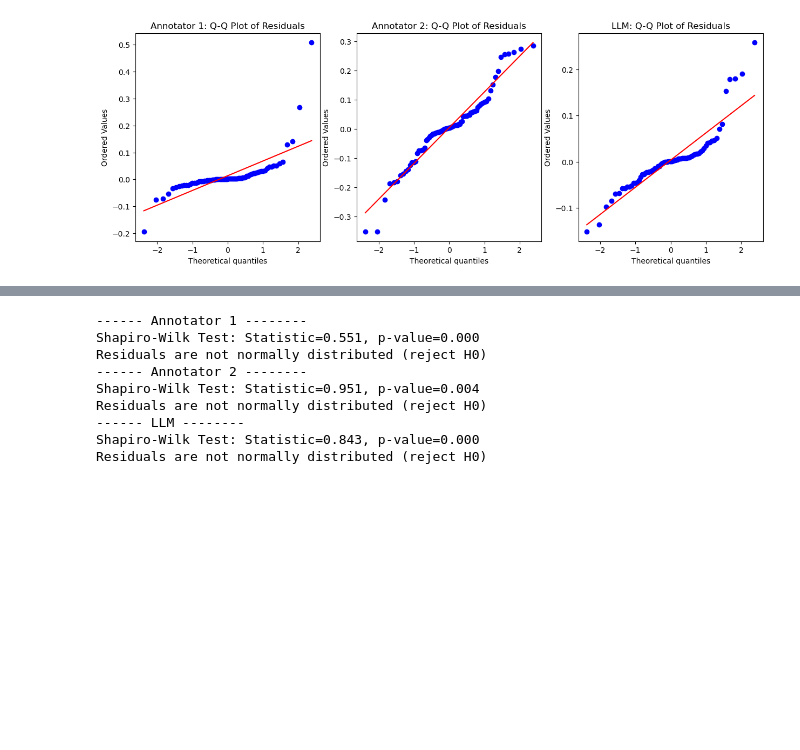
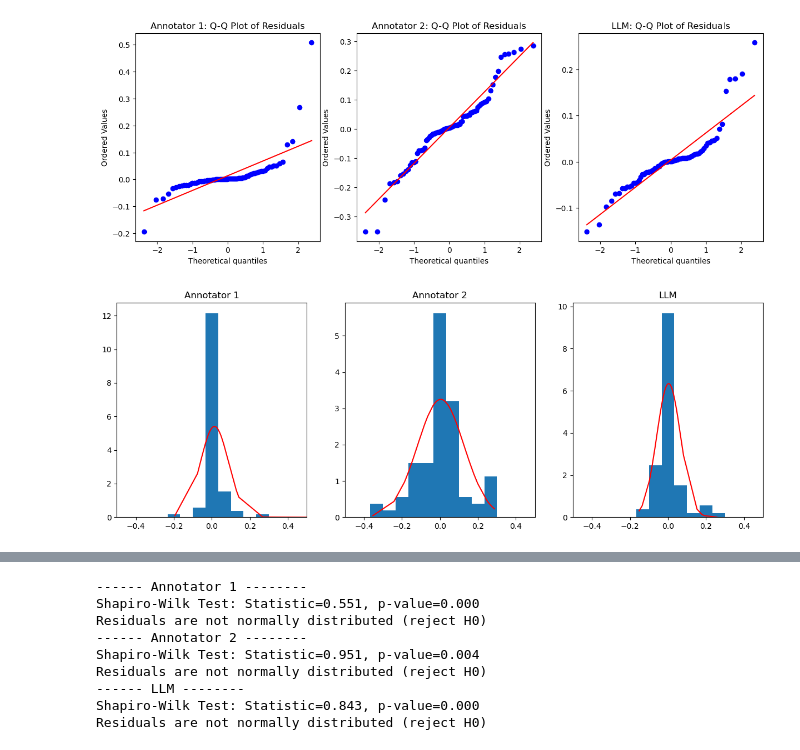
Before and after one commit to ReadingTimeMachine/LLM_VQA_JCDL2025, a Jupyter notebook: paper_plots.ipynb, the cells around one changed output, grey strips where cells are left out. Cells and saved outputs as stored; diff of their text form; code cells hidden in the pictures; blank space fills up the shorter version.

```diff
--- a/paper_plots.ipynb
+++ b/paper_plots.ipynb
@@ -56,6 +56,7 @@ df_a1.plot(x='Ground Truth Median', y='Human median (draw)', kind='scatter', ax=
 
 # Calculate and plot residuals for Annotator 1
 residuals_a1 = df_a1['Human median (draw)'] - df_a1['Ground Truth Median']
+residuals_a1 = residuals_a1.values
 ax[1,0].scatter(df_a1['Ground Truth Median'], residuals_a1, color=a1_color, alpha=0.7)
 ax[1,0].axhline(y=0, color=equal_line_color, linestyle=equal_line_style, alpha=equal_line_alpha)
 ax[1,0].set_ylabel('Residuals', fontsize=font_size_labels)
@@ -66,6 +67,7 @@ df_a2.plot(x='Ground Truth Median', y='Human median (draw)', kind='scatter', ax=
 
 # Calculate and plot residuals for Annotator 2
 residuals_a2 = df_a2['Human median (draw)'] - df_a2['Ground Truth Median']
+residuals_a2 = residuals_a2.values
 ax[1,1].scatter(df_a2['Ground Truth Median'], residuals_a2, color=a2_color, alpha=0.7)
 ax[1,1].axhline(y=0, color=equal_line_color, linestyle=equal_line_style, alpha=equal_line_alpha)
 ax[1,1].set_ylabel('Residuals', fontsize=font_size_labels)
@@ -88,6 +90,8 @@ for i in range(len(df_allm)):
     except:
         pass
 
+# update
+llm_residuals = np.array(llm_residuals)
 ax[1,2].scatter(llm_gt_values, llm_residuals, color=llm_color, alpha=0.7)
 ax[1,2].axhline(y=0, color=equal_line_color, linestyle=equal_line_style, alpha=equal_line_alpha)
 ax[1,2].set_ylabel('Residuals', fontsize=font_size_labels)
@@ -145,4 +149,28 @@ for ax,res,name in zip(axes, [residuals_a1, residuals_a2, llm_residuals], ['Anno
 plt.show()
 # %% [output]
 [figure]
+# %%
+# plot actual distributions
+fig, axes = plt.subplots(1,3, figsize=(5*3,5))
+nbins = 15
+mxmin = -0.5
+mxmax = 0.5
+
+bins = np.linspace(mxmin,mxmax,nbins+1)
+
+for ax,res,name in zip(axes, [residuals_a1, residuals_a2, llm_residuals], ['Annotator 1', 'Annotator 2', 'LLM']):
+    ax.hist(res,bins=bins, density=True)
+    ax.set_title(name)
+    # overplot normal
+    hmean = np.mean(res)
+    hstd = np.std(res)
+    pdf = stats.norm.pdf(res, hmean, hstd)
+    rsort = np.argsort(res)
+    ax.plot(res[rsort], pdf[rsort], 'r-')
+
+    ax.set_xlim(mxmin,mxmax)
+
+plt.show()
+# %% [output]
+[figure, added]
 # %% [markdown]
```
Also changed, not shown: parts of 3 cells of this notebook.
